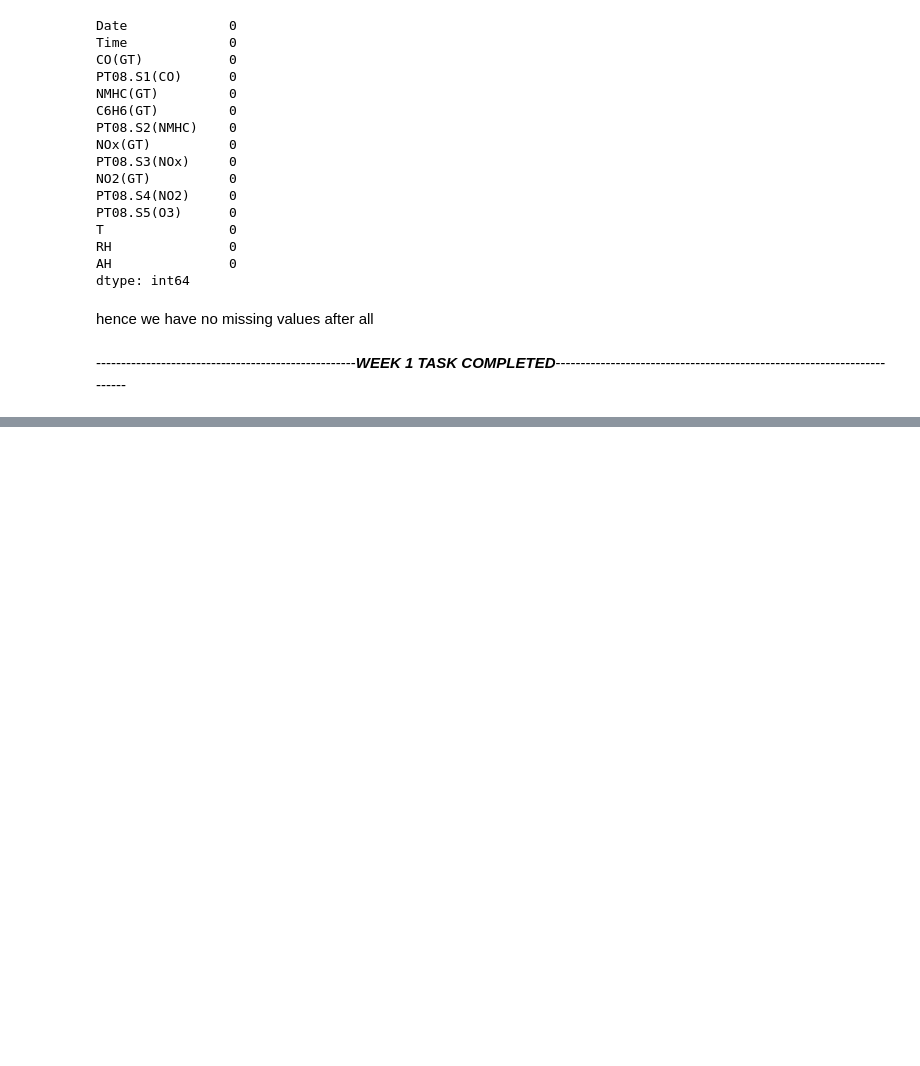
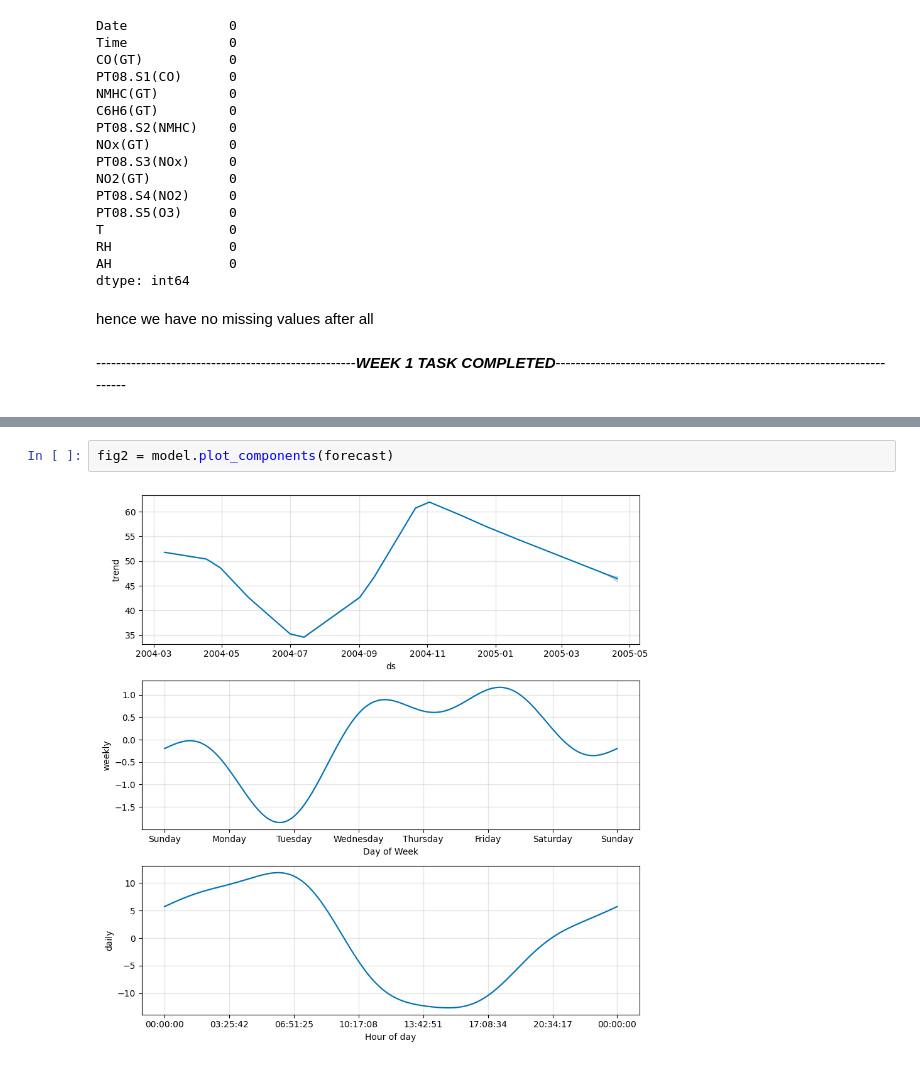
Before and after one commit to dwivediprashant/AIR_QUALITY_INDEX_PROJECT, a Jupyter notebook: airQualityIndex.ipynb, the cells around one changed output, grey strips where cells are left out. Saved outputs shown, nothing was run; the diff lists cells and outputs as text; blank space fills up the shorter version.

```diff
--- a/airQualityIndex.ipynb
+++ b/airQualityIndex.ipynb
@@ -257,0 +526,4 @@ hence we have no missing values after all
+# %%
+fig2 = model.plot_components(forecast)
+# %% [output]
+[figure, added]
```
Also changed, not shown: parts of 45 cells of this notebook.
